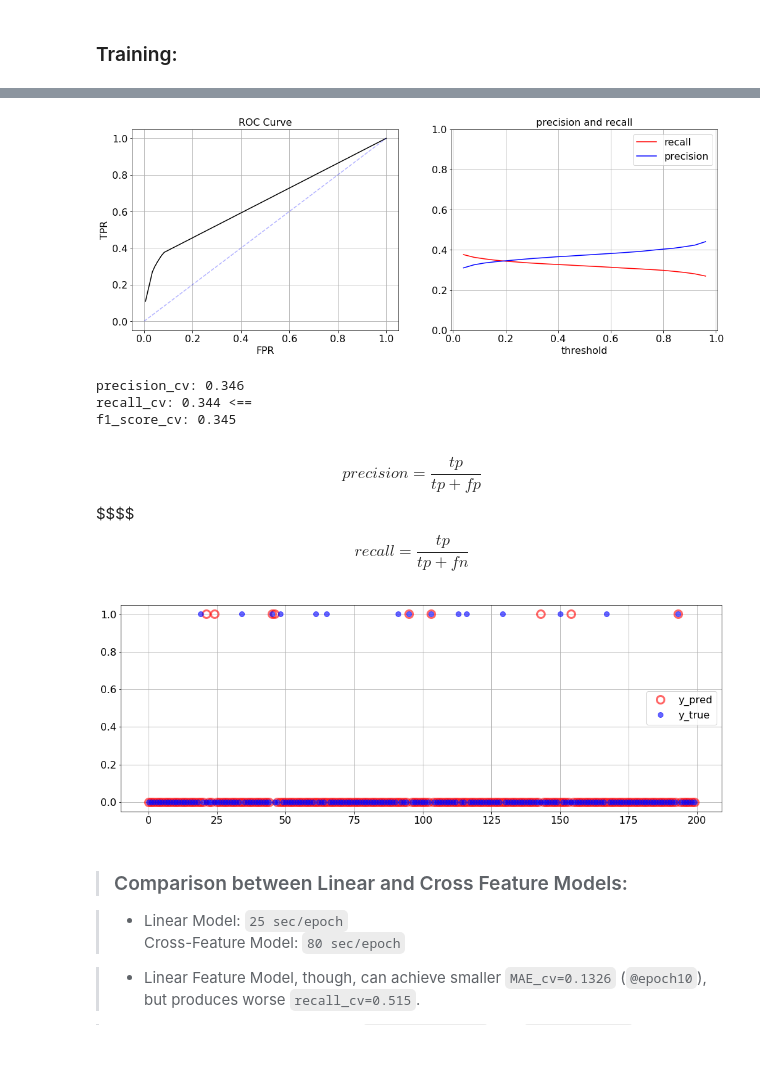
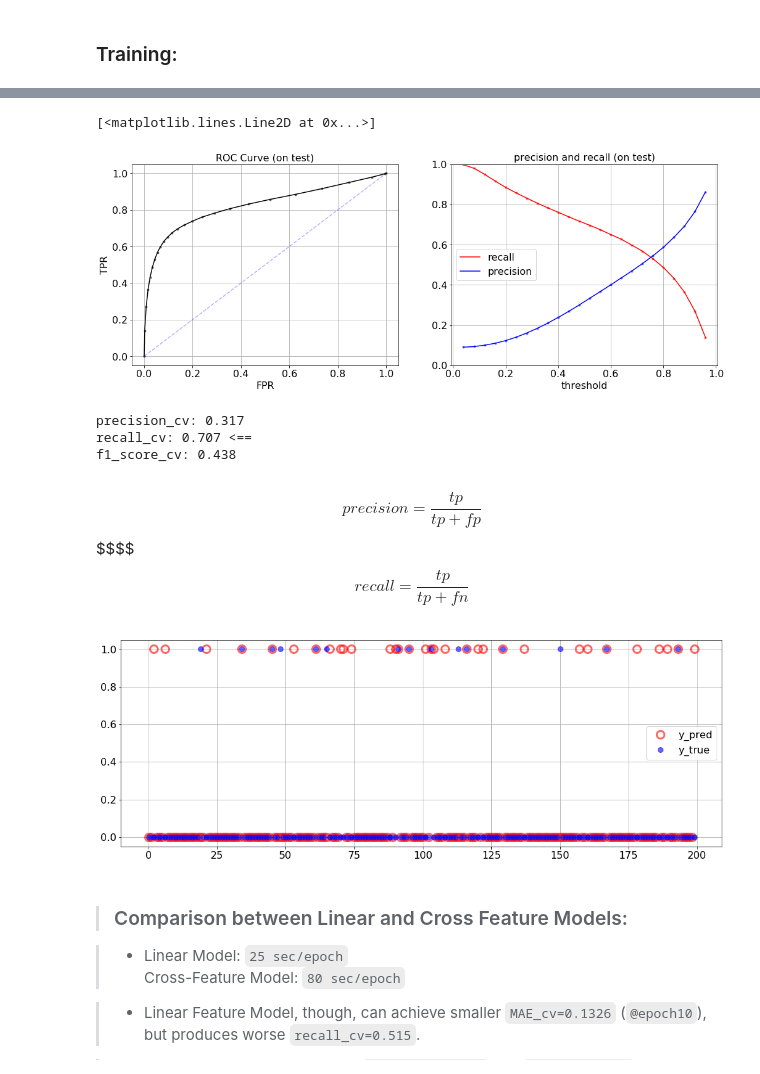
Before and after one commit to Pseud0n1nja/VentureHub, a Jupyter notebook: main.ipynb, the cells around one changed output, grey strips where cells are left out. Drawn from its saved outputs; the diff is of its cells as text; code cells hidden in the pictures.

Commit message:
save model according to f1_score. recall=.71

```diff
--- a/main.ipynb
+++ b/main.ipynb
@@ -217,11 +217,11 @@ test_R_indices.shape:   (425351, 2)
 # %% [markdown]
 ### Training:
 # %%
+LAMBDA = 0.000
 BATCH_SIZE = 256
-lr = 0.001
+lr = 0.01
 k = 10
-NUM_EPOCHS = 30
-LAMBDA = 0.000
+NUM_EPOCHS = 10
 
 #..............................................
 start = time.time()
@@ -272,61 +254,61 @@ saver.restore(sess, "saved_models/best_model.ckpt")
 preds_cv, _mae_cv = evaluate_preds_and_mae(sess, cv_R, cv_R_indices, R_pred, R_indices, R, BATCH_SIZE)
 sess.close()
 # %%
-_, accuracy, precision, recall, fpr = return_ROC_statistics(preds_cv, cv_R[:len(preds_cv)])
+_, accuracy, precision, recall, f1, fpr = return_ROC_statistics(preds_cv, cv_R )
 
 # ................................................................
 
 ax = plt.subplot(121)
 ax.plot(fpr, recall, 'k')
+ax.plot(fpr, recall, 'k.', alpha=.5)
 ax.plot([0,1], [0,1],'b--', alpha=.3)
 ax.set_xlabel('FPR')
 ax.set_ylabel('TPR')
-ax.set_title('ROC Curve')
+ax.set_title('ROC Curve (on test)')
 
 ax = plt.subplot(122)
 threshold = np.linspace(0,1,len(precision))
 ax.plot(threshold[1:-1], recall[1:-1], 'r')
 ax.plot(threshold[1:-1], precision[1:-1], 'b')
 ax.set_ylim((0,1))
 ax.set_xlabel('threshold')
-ax.set_title('precision and recall')
+ax.set_title('precision and recall (on test)')
+ax.legend(['recall', 'precision']);
+ax.plot(threshold[1:-1], recall[1:-1], 'r.', alpha=.5)
+ax.plot(threshold[1:-1], precision[1:-1], 'b.', alpha=.5)
 
-ax.legend(['recall', 'precision']);
 #.........................................
 # %% [output]
+[<matplotlib.lines.Line2D at 0x...>]
-[figure, old version]
+[figure, new version]
 # %%
 from sklearn.metrics import precision_recall_fscore_support as prf_score
 
 y_true = cv_R[:len(preds_cv)]
 y_pred = np.round(preds_cv)
-y_pred_cv_01, _,_,_,_ = return_ROC_statistics(preds_cv, cv_R[:len(preds_cv)], threshold=0.2)
+y_pred_cv_01, _,precision_cv,recall_cv,f1_score_cv,_ = return_ROC_statistics(preds_cv, cv_R, threshold=0.5)
 
-((_,precision_cv), (_,recall_cv), (_,f1_score_cv),_) = \
-                                        prf_score(y_true=y_true, y_pred=y_pred_cv_01)
+# ((_,precision_cv), (_,recall_cv), (_,f1_score_cv),_) = prf_score(y_true=y_true, y_pred=y_pred_cv_01)
 
 # ............................................................................
 
 ax = plt.subplot(111)
-
 ax.plot(y_pred_cv_01[:200],'ro', alpha=.6, markersize=12,  markerfacecolor='None', markeredgewidth=3)
 ax.plot(cv_R[:200],'b.', alpha=.6, markersize=16)
-
 ax.legend(('y_pred', 'y_true'), loc='right')
 
 # ............................................................................
 
 from IPython.display import Markdown, Latex
-
 print('precision_cv:{:6.3f}\nrecall_cv:{:6.3f} <==\nf1_score_cv:{:6.3f}'.format(
     precision_cv, recall_cv, f1_score_cv))
 Latex('$$precision = \\frac{tp}{tp+fp}$$ $$$$ $$recall = \\frac{tp}{tp+fn}$$')
 # %% [output]
-precision_cv: 0.346
-recall_cv: 0.344 <==
-f1_score_cv: 0.345
+precision_cv: 0.317
+recall_cv: 0.707 <==
+f1_score_cv: 0.438
 $$precision = \frac{tp}{tp+fp}$$ $$$$ $$recall = \frac{tp}{tp+fn}$$
-[figure, old version]
+[figure, new version]
 # %% [markdown]
 > ### Comparison between Linear and Cross Feature Models:
 
```
Also changed, not shown: parts of 3 cells of this notebook, 2 other files.
